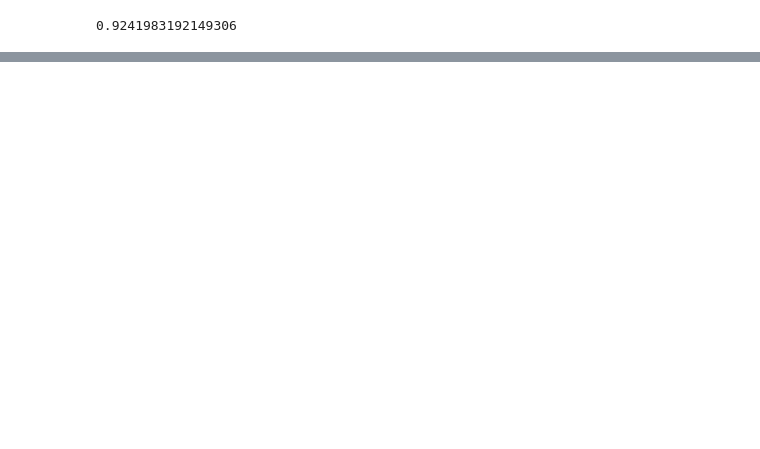
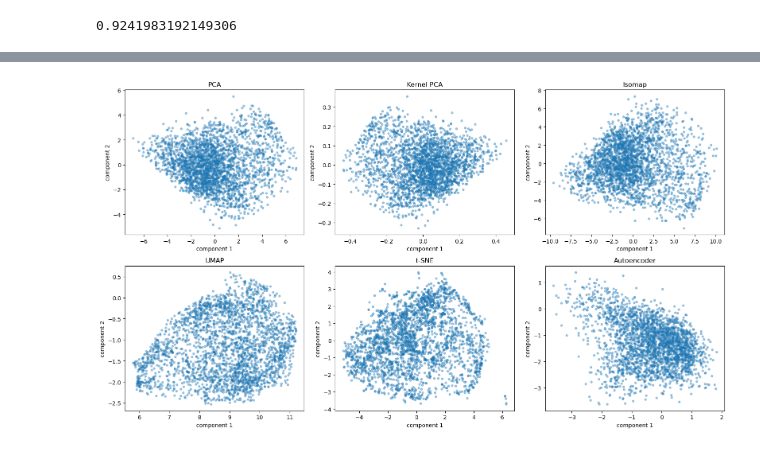
Before and after one commit to aquapuziq/BSU_DA-DS_labs, a Jupyter notebook: factor_analysis/factor_methods.ipynb, the cells around one changed output, grey strips where cells are left out. Drawn from its saved outputs; the diff is of its cells as text; code cells hidden in the pictures; blank space fills up the shorter version.

```diff
--- a/factor_analysis/factor_methods.ipynb
+++ b/factor_analysis/factor_methods.ipynb
@@ -288,0 +295,15 @@ plt.show()
+# %%
+fig, axes = plt.subplots(2, 3, figsize = (16, 9))
+
+for ax, (name, elem) in zip(axes.flat, embeddings.items()):
+    elem = np.asarray(elem)
+    ax.scatter(elem[:, 0], elem[:, 1], alpha = 0.4, s = 12)
+
+    ax.set_title(name)
+    ax.set_xlabel('component 1')
+    ax.set_ylabel('component 2')
+
+plt.tight_layout()
+plt.show()
+# %% [output]
+[figure, added]
```
Also changed, not shown: parts of 4 cells of this notebook.
